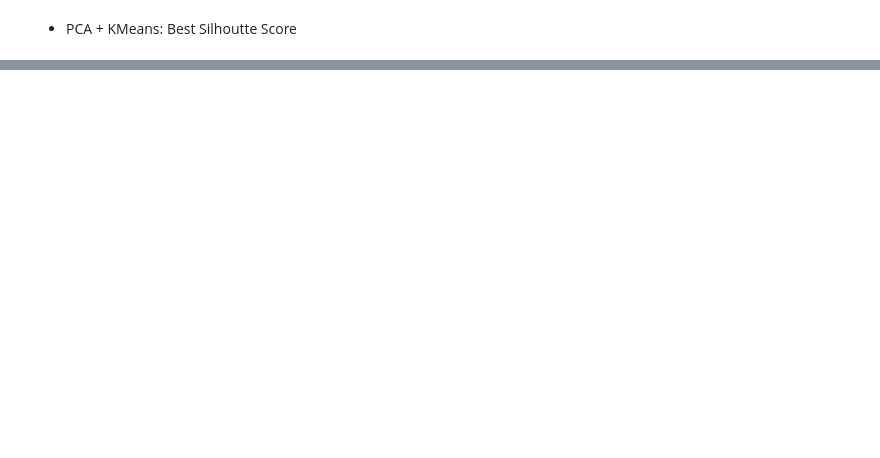
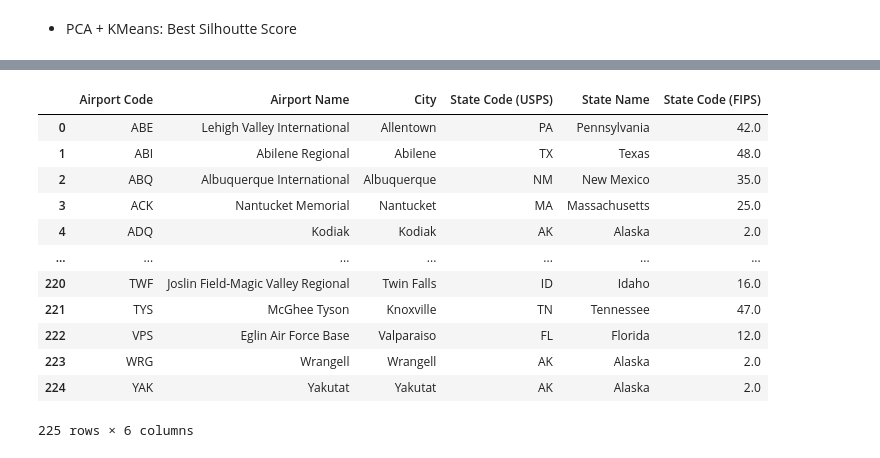
Before and after one commit to ningnonong/air-travel-project, a Jupyter notebook: Main/MilestoneII.ipynb, the cells around one changed output, grey strips where cells are left out. Cells and saved outputs as stored; diff of their text form; code cells hidden in the pictures; blank space fills up the shorter version.

```diff
--- a/Main/MilestoneII.ipynb
+++ b/Main/MilestoneII.ipynb
@@ -970,0 +926,3 @@ plt.show()
+# %%
+df_airports = pd.read_csv('assets/airport_data.csv')
+df_airports.head()
@@ -970,0 +936,3 @@ plt.show()
+# %%
+df_states = pd.read_csv('assets/state_info.csv')
+df_states.head()
@@ -970,0 +946,17 @@ plt.show()
+# %%
+df_airports_states = pd.merge(df_airports, df_states, on = 'State Code (USPS)', how = 'left')
+df_airports_states
+# %% [output]
+|  | Airport Code | Airport Name | City | State Code (USPS) | State Name | State Code (FIPS) |
+| 0 | ABE | Lehigh Valley International | Allentown | PA | Pennsylvania | 42.0 |
+| 1 | ABI | Abilene Regional | Abilene | TX | Texas | 48.0 |
+| 2 | ABQ | Albuquerque International | Albuquerque | NM | New Mexico | 35.0 |
+| 3 | ACK | Nantucket Memorial | Nantucket | MA | Massachusetts | 25.0 |
+| 4 | ADQ | Kodiak | Kodiak | AK | Alaska | 2.0 |
+| ... | ... | ... | ... | ... | ... | ... |
+| 220 | TWF | Joslin Field-Magic Valley Regional | Twin Falls | ID | Idaho | 16.0 |
+| 221 | TYS | McGhee Tyson | Knoxville | TN | Tennessee | 47.0 |
+| 222 | VPS | Eglin Air Force Base | Valparaiso | FL | Florida | 12.0 |
+| 223 | WRG | Wrangell | Wrangell | AK | Alaska | 2.0 |
+| 224 | YAK | Yakutat | Yakutat | AK | Alaska | 2.0 |
+225 rows × 6 columns
```
Also changed, not shown: parts of 77 cells of this notebook, 58 other files.
